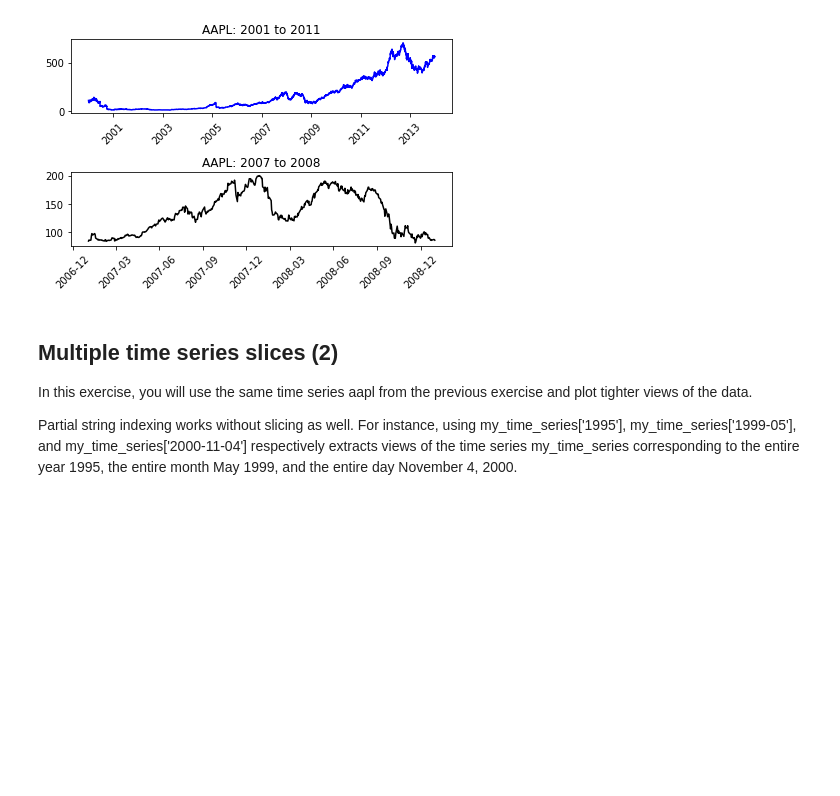
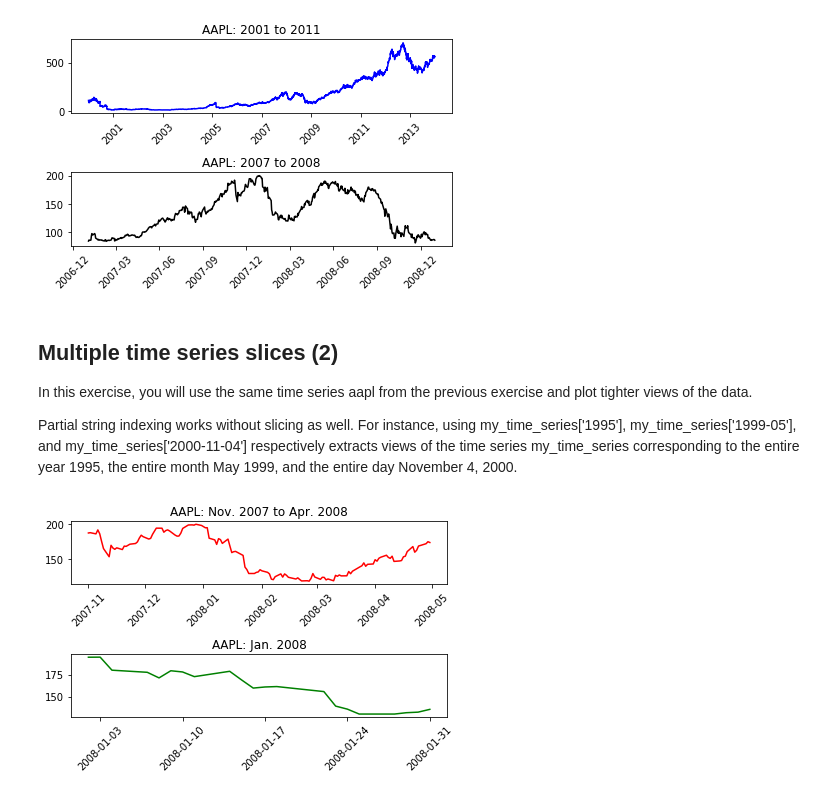
Before and after one commit to cyrsis/TensorflowPY36CPU, a Jupyter notebook: _14_Plot/TimeSeries.ipynb, the cells around one changed output. Saved outputs shown, nothing was run; the diff lists cells and outputs as text; code cells hidden in the pictures; blank space fills up the shorter version.

```diff
--- a/_14_Plot/TimeSeries.ipynb
+++ b/_14_Plot/TimeSeries.ipynb
@@ -76,22 +78,25 @@ Partial string indexing works without slicing as well. For instance, using my_ti
 # %%
 # Slice aapl from Nov. 2007 to Apr. 2008 inclusive: view
 view = aapl['2007-11':'2008-04']
 
 # Plot the sliced series in the top subplot in red
 plt.subplot(2,1,1)
 plt.xticks(rotation=45)
 plt.title('AAPL: Nov. 2007 to Apr. 2008')
-____
+plt.plot(view,color='red')
 
 # Reassign the series by slicing the month January 2008
 view = aapl['2008-01']
 
 # Plot the sliced series in the bottom subplot in green
-____
-____
+plt.subplot(2,1,2)
+plt.xticks(rotation=45)
+plt.plot(view,color='green')
 plt.title('AAPL: Jan. 2008')
-____
+
 
 # Improve spacing and display the plot
 plt.tight_layout()
 plt.show()
+# %% [output]
+[figure, added]
```
Also changed, not shown: parts of 19 cells of this notebook, 7 other files.
